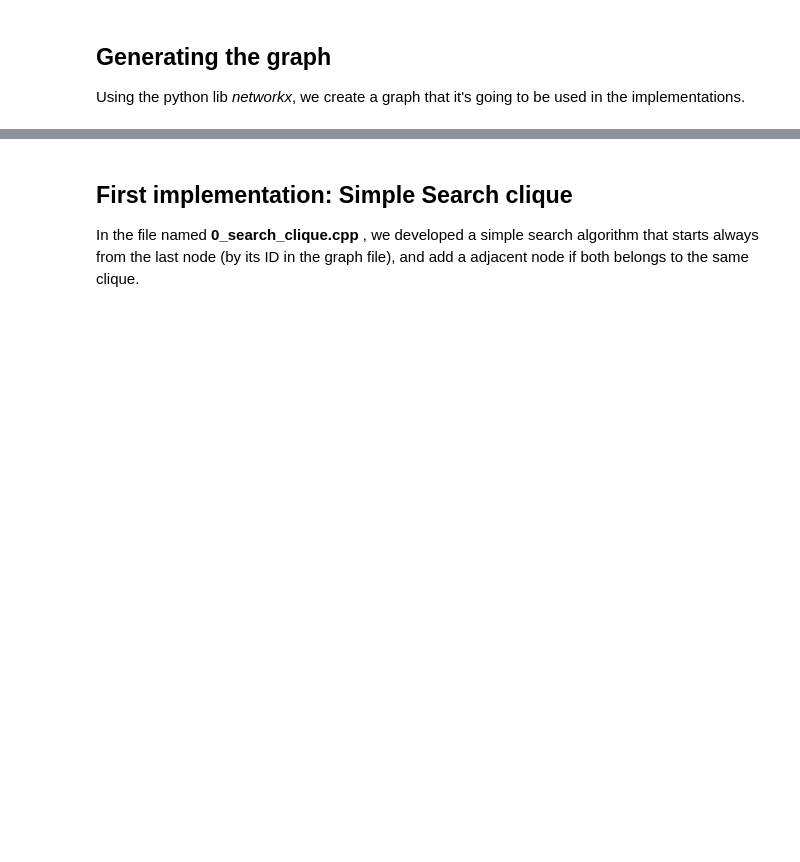
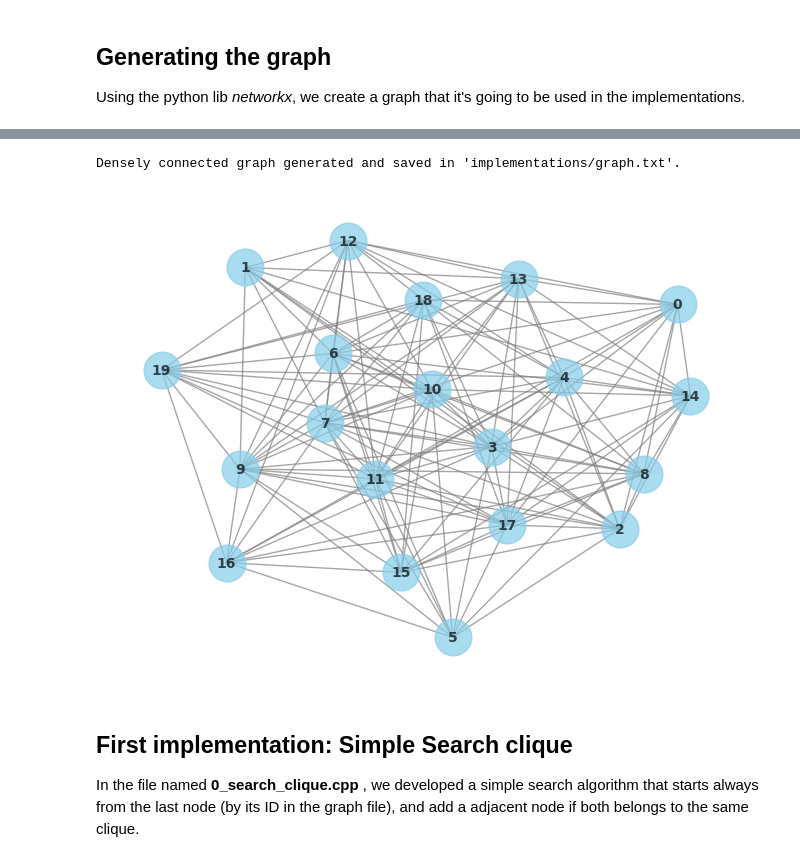
Before and after one commit to matheus-1618/Maximal-Clique-Problem, a Jupyter notebook: src/Report.ipynb, the cells around one changed output, grey strips where cells are left out. Saved outputs shown, nothing was run; the diff lists cells and outputs as text; code cells hidden in the pictures; blank space fills up the shorter version.

Commit message:
Change graph generation

```diff
--- a/src/Report.ipynb
+++ b/src/Report.ipynb
@@ -52,3 +48,44 @@ Grafo densamente conectado gerado e salvo em 'implementations/graph.txt'.
+# %%
+
+import networkx as nx
+import matplotlib.pyplot as plt
+import random
+import sys
+
+def generate_graph(vertex: int, plot: bool):
+    # Parameters
+    num_vertices = vertex  # Number of vertices in the graph
+    probability_connection = 0.7  # Probability of having an edge between two vertices (adjust as needed)
+
+    # Create a densely connected random graph
+    graph = nx.fast_gnp_random_graph(num_vertices, probability_connection)
+
+    # Output file name
+    file_name = "implementations/graph.txt"
+    # Open the file for writing
+    with open(file_name, 'w') as file:
+        # Write the number of vertices and the number of edges in the first line
+        file.write(f"{num_vertices} {graph.number_of_edges()}\n")
+
+        # Write the edges in the adjacency list format
+        for edge in graph.edges():
+            file.write(f"{edge[0] + 1} {edge[1] + 1}\n")  # +1 to adjust the indices (starting at 1)
+
+    print(f"Densely connected graph generated and saved in '{file_name}'.")
+
+    if plot:
+        # Plot the graph
+        pos = nx.spring_layout(graph)  # Layout algorithm (you can choose other layouts)
+        nx.draw(graph, pos, with_labels=True, font_weight='bold', node_size=700, node_color='skyblue',
+                font_color='black', font_size=10, edge_color='gray', linewidths=1, alpha=0.7)
+
+        # Show the plot
+        plt.show()
+# %%
+generate_graph(20,True)
+# %% [output]
+Densely connected graph generated and saved in 'implementations/graph.txt'.
+[figure, added]
 # %% [markdown]
 ## First implementation: Simple Search clique
 In the file named **0_search_clique.cpp** , we developed a simple search algorithm that starts always from the last node (by its ID in the graph file), and add a adjacent node if both belongs to the same clique.
```
Also changed, not shown: parts of 4 cells of this notebook.
